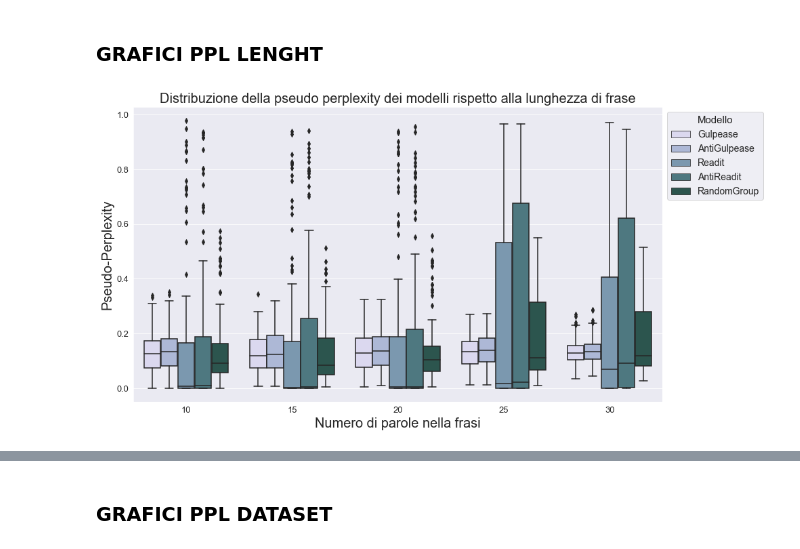
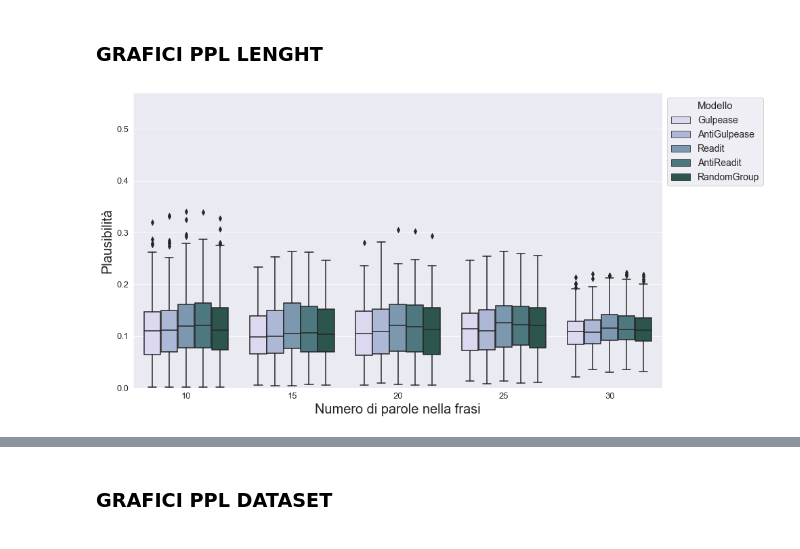
Before and after one commit to alicebergonzini/LM_pretraining, a Jupyter notebook: data_analysis.ipynb, the cells around one changed output, grey strips where cells are left out. Cells and saved outputs as stored; diff of their text form; code cells hidden in the pictures.

Commit message:
changed some plots

```diff
--- a/data_analysis.ipynb
+++ b/data_analysis.ipynb
@@ -536,7 +584,6 @@ filtered_df
 # %% [output]
 |  | model | step | ling_feature | layer | preds | corr | annotazione | categoria |
 # %%
-sns.set_theme(rc={'figure.figsize':(11.7,10)})
 filtered_df = data[data["layer"]==8]
 all_features =data["ling_feature"].unique()
 # %%
@@ -556,6 +603,7 @@ filtered_df
 | 9567 | Random4 | 15449 | avg_verb_edges | 8 | [2.7420043945, 3.6694879532, 0.53... | 0.501194 | SINTASSI | VerbPredicate |
 1196 rows × 8 columns
 # %%
+sns.set_theme(rc={'figure.figsize':(12,10)})
 for feature in all_features:
     filtered_df = data[data["ling_feature"]==feature]
     filtered_df = filtered_df[filtered_df["layer"]==8]
@@ -563,11 +611,12 @@ for feature in all_features:
     # baseline_data = filtered_df[filtered_df['model'] == 'Baseline']
     # average_corr = baseline_data['corr'].mean()
     # plt.axhline(y=average_corr, color='grey', linestyle='--', linewidth=2, label='Baseline')
-    plt.xlabel('Training steps', fontsize=20)
-    plt.ylabel('Spearman correlation', fontsize=20)
-    plt.title(f"Performance nei probing task sulla feature {feature}, fontsize=20")
-    plt.legend()
-    file_path = (F"C:/Users/bergo/OneDrive - University of Pisa/Tesi Magistrale/grafici/tempo/corr-checkpoint-feature-LASTLAYER/corr-checkpoint-{feature}-2.png")
-    plt.savefig(file_path)
+    plt.xlabel('Training steps', fontsize=21)
+    plt.ylabel('Spearman correlation', fontsize=21)
+    plt.xticks(fontsize=16)
+    plt.yticks(fontsize=16)
+    plt.legend(loc='lower center', bbox_to_anchor=(0.5, 1), ncol=5, fontsize=15, frameon=False)
+    file_path = (F"C:/Users/bergo/OneDrive - University of Pisa/Tesi Magistrale/grafici/tempo/corr-checkpoint-feature-LASTLAYER/hor-legend/corr-checkpoint-{feature}.png")
+    plt.savefig(file_path, bbox_inches='tight')
     plt.clf()
 # %% [output]
@@ -708,8 +757,8 @@ data
 # %%
 sns.set_style("darkgrid")
 # %%
-frasi10 = pd.read_csv("C:/Users/bergo/OneDrive - University of Pisa/Tesi Magistrale/perplexity/pseudoppl_frasi_len10.csv")
-frasi15 = pd.read_csv("C:/Users/bergo/OneDrive - University of Pisa/Tesi Magistrale/perplexity/pseudoppl_frasi_len15.csv")
-frasi20 = pd.read_csv("C:/Users/bergo/OneDrive - University of Pisa/Tesi Magistrale/perplexity/pseudoppl_frasi_len20.csv")
-frasi25 = pd.read_csv("C:/Users/bergo/OneDrive - University of Pisa/Tesi Magistrale/perplexity/pseudoppl_frasi_len25.csv")
-frasi30 = pd.read_csv("C:/Users/bergo/OneDrive - University of Pisa/Tesi Magistrale/perplexity/pseudoppl_frasi_len30.csv")
+frasi10 = pd.read_csv("C:/Users/bergo/OneDrive - University of Pisa/Tesi Magistrale/perplexity/ricalcolati/all_ppl/ppls_l10.csv")
+frasi15 = pd.read_csv("C:/Users/bergo/OneDrive - University of Pisa/Tesi Magistrale/perplexity/ricalcolati/all_ppl/ppls_l15.csv")
+frasi20 = pd.read_csv("C:/Users/bergo/OneDrive - University of Pisa/Tesi Magistrale/perplexity/ricalcolati/all_ppl/ppls_l20.csv")
+frasi25 = pd.read_csv("C:/Users/bergo/OneDrive - University of Pisa/Tesi Magistrale/perplexity/ricalcolati/all_ppl/ppls_l25.csv")
+frasi30 = pd.read_csv("C:/Users/bergo/OneDrive - University of Pisa/Tesi Magistrale/perplexity/ricalcolati/all_ppl/ppls_l30.csv")
@@ -760,6 +850,7 @@ ppl_middle["Random4"] = frasi_totale["pp_random29_c8192"]
 ppl_middle["Random5"] = frasi_totale["pp_random37_c8192"]
 ppl_middle["dataset"] = frasi_totale["dataset"]
 ppl_middle["num_words"] = frasi_totale["num_words"]
+ppl_middle['RandomGroup'] = ppl_middle[['Random1', 'Random2', 'Random3', 'Random4', 'Random5']].mean(axis=1)
 # %%
 ppl_middle['RandomGroup'] = ppl_middle[['Random1', 'Random2', 'Random3', 'Random4', 'Random5']].mean(axis=1)
 # %%
@@ -787,23 +887,24 @@ ppl_last
 # %%
     # Per visualizzare la distribuzione dei valori per ogni modello rispetto a 'num_words'
 plt.figure(figsize=(14, 8), facecolor='white')
 my_palette = sns.cubehelix_palette(start=2)
 # Usare un melt per trasformare il dataframe in un formato lungo
-df_melt = pd.melt(ppl_last, id_vars=['num_words'], value_vars=['Gulpease', 'AntiGulpease', 'Readit', 'AntiReadit', 'RandomGroup'])
+df_melt = pd.melt(ppl_middle, id_vars=['num_words'], value_vars=['Gulpease', 'AntiGulpease', 'Readit', 'AntiReadit', 'RandomGroup'])
 
 # Creare un boxplot per ogni modello rispetto al numero di parole
 sns.boxplot(x='num_words', y='value', hue='variable', data=df_melt, palette=my_palette)
+plt.ylim([0.00, 0.57])
+# Aggiustamenti del grafico
+#plt.title('Distribuzione della plausibilità delle frasi rispetto alla loro lunghezza per ogni modello', fontsize = 20)
+plt.xlabel('Numero di parole nella frasi', fontsize = 20)
+plt.ylabel('Plausibilità', fontsize=20)
 
-# Aggiustamenti del grafico
-plt.title('Distribuzione della pseudo perplexity dei modelli rispetto alla lunghezza di frase', fontsize = 20)
-plt.xlabel('Numero di parole nella frasi', fontsize = 20)
-plt.ylabel('Pseudo-Perplexity', fontsize=20)
 plt.xticks(fontsize=13)
 plt.yticks(fontsize=13)
 plt.legend(title='Modello', bbox_to_anchor=(1, 1), loc='upper left', fontsize=14, title_fontsize=15)
 
 
 plt.show()
 # %% [output]
-[figure, old version]
+[figure, new version]
 # %%
```
Also changed, not shown: parts of 35 cells of this notebook.
